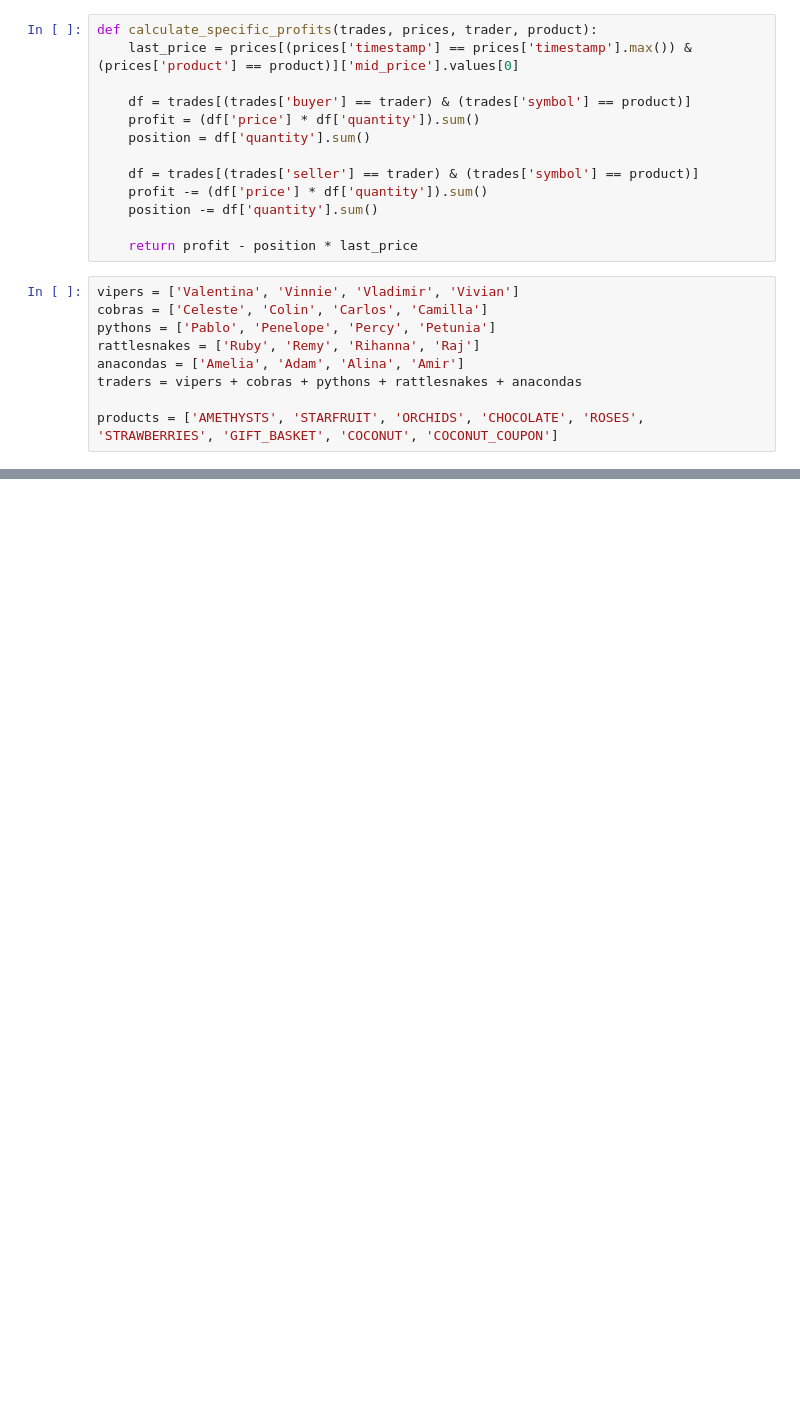
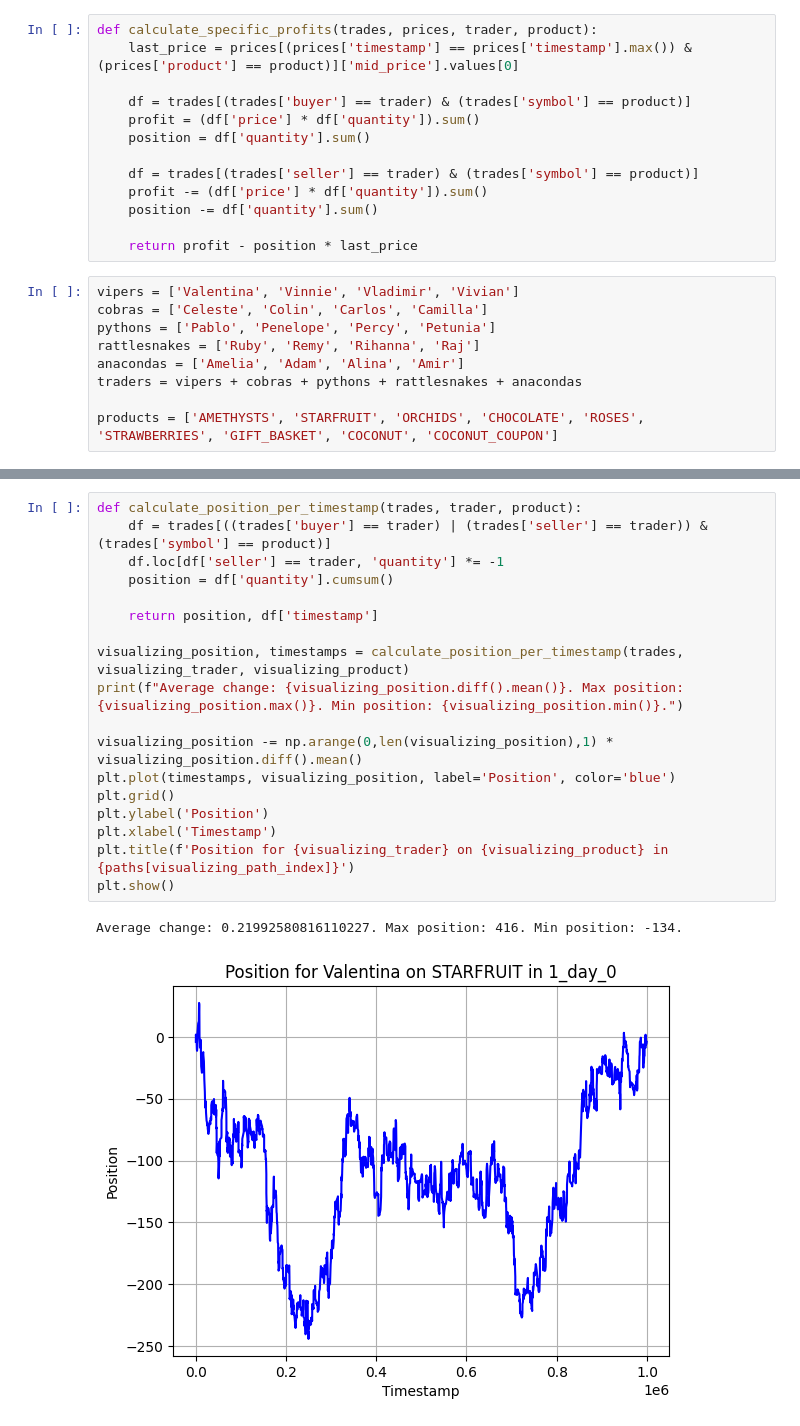
Before and after one commit to Gael-BB/Prosperity2, a Jupyter notebook: research/round5/profit_visualizer.ipynb, the cells around one changed output, grey strips where cells are left out. Drawn from its saved outputs; the diff is of its cells as text; blank space fills up the shorter version.

```diff
--- a/research/round5/profit_visualizer.ipynb
+++ b/research/round5/profit_visualizer.ipynb
@@ -63,0 +104,21 @@ plt.show()
+# %%
+def calculate_position_per_timestamp(trades, trader, product):
+    df = trades[((trades['buyer'] == trader) | (trades['seller'] == trader)) & (trades['symbol'] == product)]
+    df.loc[df['seller'] == trader, 'quantity'] *= -1
+    position = df['quantity'].cumsum()
+
+    return position, df['timestamp']
+
+visualizing_position, timestamps = calculate_position_per_timestamp(trades, visualizing_trader, visualizing_product)
+print(f"Average change: {visualizing_position.diff().mean()}. Max position: {visualizing_position.max()}. Min position: {visualizing_position.min()}.")
+
+visualizing_position -= np.arange(0,len(visualizing_position),1) * visualizing_position.diff().mean()
+plt.plot(timestamps, visualizing_position, label='Position', color='blue')
+plt.grid()
+plt.ylabel('Position')
+plt.xlabel('Timestamp')
+plt.title(f'Position for {visualizing_trader} on {visualizing_product} in {paths[visualizing_path_index]}')
+plt.show()
+# %% [output]
+Average change: 0.21992580816110227. Max position: 416. Min position: -134.
+[figure, added]
```
Also changed, not shown: parts of 7 cells of this notebook, 1 other file.
